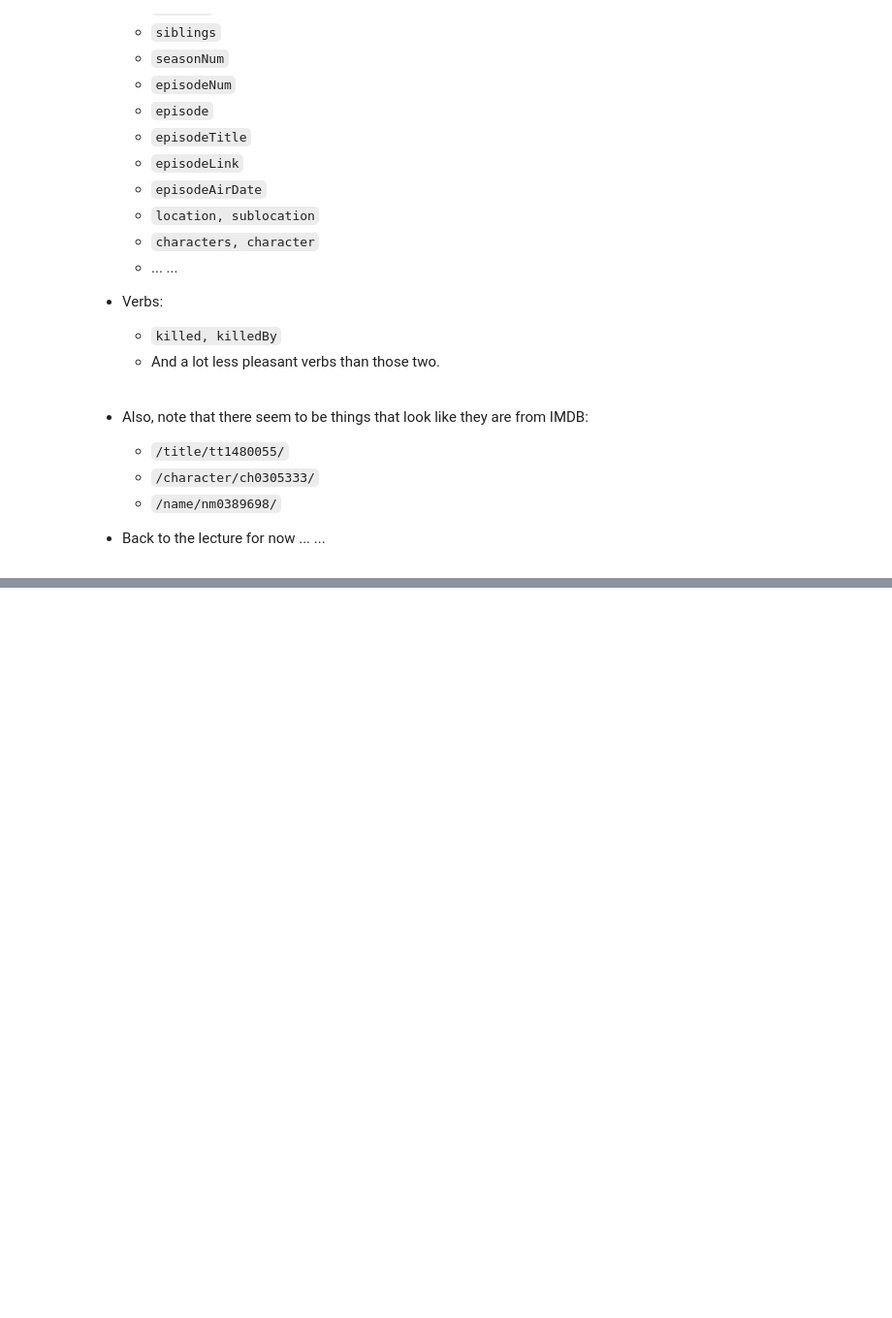
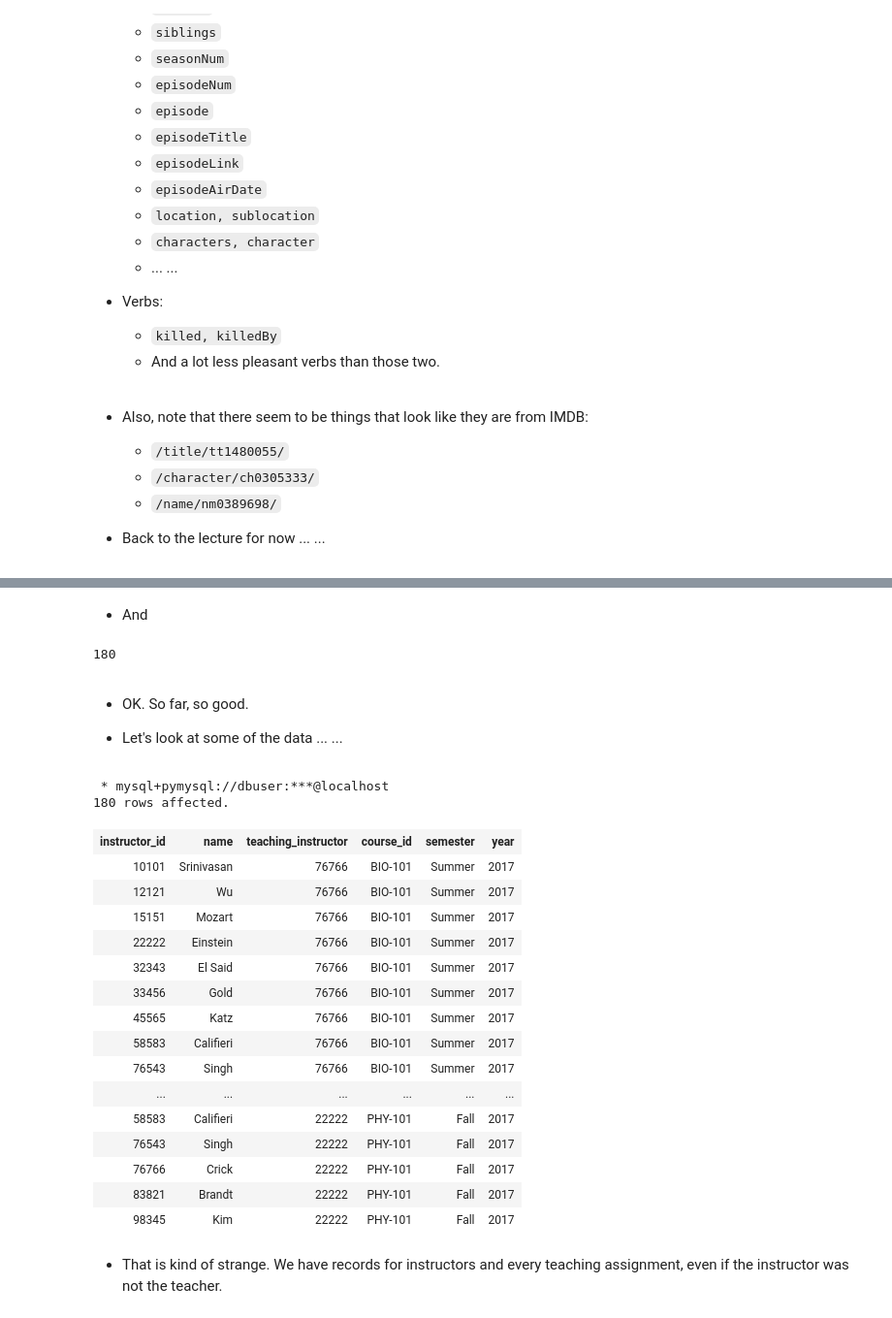
Before and after one commit to donald-f-ferguson/W4111F21, a Jupyter notebook: Lectures/Lecture_2_ER_Relational_SQL_I/Lecture_2_ER_Relational_SQL.I.ipynb, the cells around one changed output, grey strips where cells are left out. Shown at 97% size. Drawn from its saved outputs; the diff is of its cells as text; code cells hidden in the pictures; blank space fills up the shorter version.

```diff
--- a/Lectures/Lecture_2_ER_Relational_SQL_I/Lecture_2_ER_Relational_SQL.I.ipynb
+++ b/Lectures/Lecture_2_ER_Relational_SQL_I/Lecture_2_ER_Relational_SQL.I.ipynb
@@ -508,0 +574,38 @@ episodes_json
+# %% [markdown]
+- And
+# %%
+12*15
+# %% [output]
+180
+# %% [markdown]
+- OK. So far, so good.
+
+
+- Let's look at some of the data ... ...
+# %%
+%%sql select
+    instructor.ID as instructor_id, name,
+    teaches.ID as teaching_instructor,
+    course_id, semester, year
+    from instructor join teaches
+# %% [output]
+ * mysql+pymysql://dbuser:***@localhost
+180 rows affected.
+| instructor_id | name | teaching_instructor | course_id | semester | year |
+| 10101 | Srinivasan | 76766 | BIO-101 | Summer | 2017 |
+| 12121 | Wu | 76766 | BIO-101 | Summer | 2017 |
+| 15151 | Mozart | 76766 | BIO-101 | Summer | 2017 |
+| 22222 | Einstein | 76766 | BIO-101 | Summer | 2017 |
+| 32343 | El Said | 76766 | BIO-101 | Summer | 2017 |
+| 33456 | Gold | 76766 | BIO-101 | Summer | 2017 |
+| 45565 | Katz | 76766 | BIO-101 | Summer | 2017 |
+| 58583 | Califieri | 76766 | BIO-101 | Summer | 2017 |
+| 76543 | Singh | 76766 | BIO-101 | Summer | 2017 |
+| ... | ... | ... | ... | ... | ... |
+| 58583 | Califieri | 22222 | PHY-101 | Fall | 2017 |
+| 76543 | Singh | 22222 | PHY-101 | Fall | 2017 |
+| 76766 | Crick | 22222 | PHY-101 | Fall | 2017 |
+| 83821 | Brandt | 22222 | PHY-101 | Fall | 2017 |
+| 98345 | Kim | 22222 | PHY-101 | Fall | 2017 |
+# %% [markdown]
+- That is kind of strange. We have records for instructors and every teaching assignment, even if the instructor was not the teacher.
```
Also changed, not shown: parts of 13 cells of this notebook, 3 other files.
